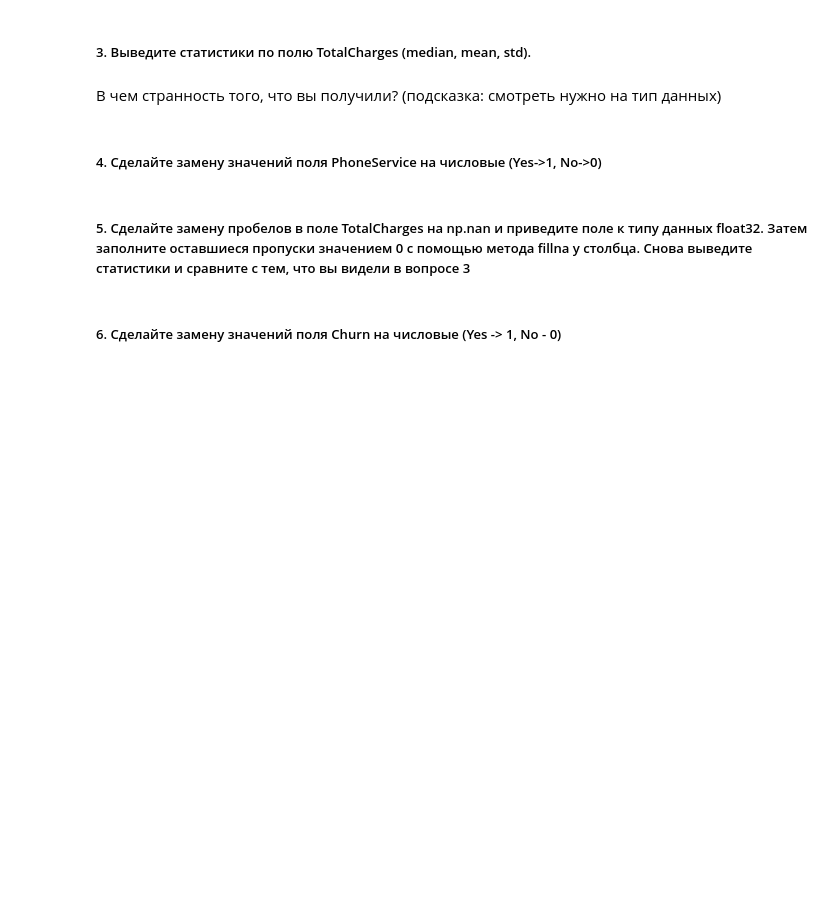
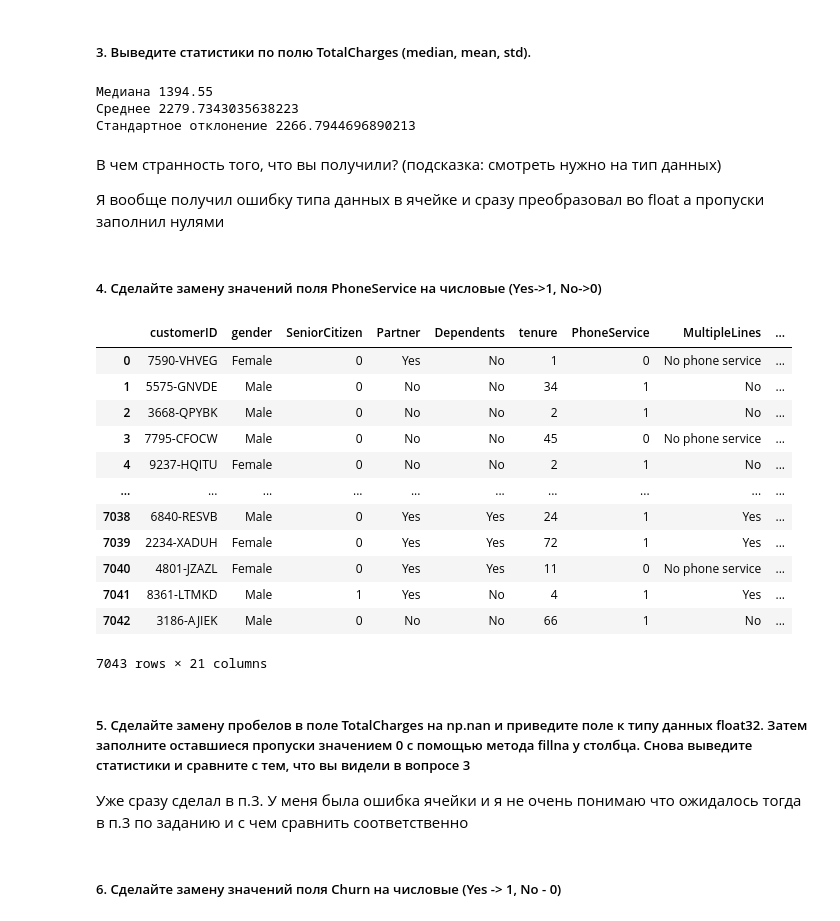
Before and after one commit to NickHlzv/BusinessML, a Jupyter notebook: HW1.ipynb, the cells around one changed output. Saved outputs shown, nothing was run; the diff lists cells and outputs as text; code cells hidden in the pictures; blank space fills up the shorter version.

```diff
--- a/HW1.ipynb
+++ b/HW1.ipynb
@@ -66,4 +66,17 @@ df.head(3)
+# %%
+df['TotalCharges'] = pd.to_numeric(df['TotalCharges'], errors='coerce') # Делаем тип Float
+df['TotalCharges'] = df['TotalCharges'].fillna(0) #Заполняем нулями пропуски, т.к не было пользования услугами
+# Выводим наши меры центральной тенденции
+print(f"Медиана {df['TotalCharges'].median()}")
+print(f"Cреднее {df['TotalCharges'].mean()}")
+print(f"Стандартное отклонение {df['TotalCharges'].std()}")
+# %% [output]
+Медиана 1394.55
+Cреднее 2279.7343035638223
+Стандартное отклонение 2266.7944696890213
 # %% [markdown]
 В чем странность того, что вы получили? (подсказка: смотреть нужно на тип данных)
+
+Я вообще получил ошибку типа данных в ячейке и сразу преобразовал во float а пропуски заполнил нулями
 # %% [markdown]
 ##### 4. Сделайте замену значений поля PhoneService  на числовые (Yes->1, No->0)
@@ -72,2 +83,21 @@ df.head(3)
+# %%
+df.replace({'PhoneService': {'Yes': 1, 'No': 0}}, inplace=True)
+df
+# %% [output]
+|  | customerID | gender | SeniorCitizen | Partner | Dependents | tenure | PhoneService | MultipleLines | ... |
+| 0 | 7590-VHVEG | Female | 0 | Yes | No | 1 | 0 | No phone service | ... |
+| 1 | 5575-GNVDE | Male | 0 | No | No | 34 | 1 | No | ... |
+| 2 | 3668-QPYBK | Male | 0 | No | No | 2 | 1 | No | ... |
+| 3 | 7795-CFOCW | Male | 0 | No | No | 45 | 0 | No phone service | ... |
+| 4 | 9237-HQITU | Female | 0 | No | No | 2 | 1 | No | ... |
+| ... | ... | ... | ... | ... | ... | ... | ... | ... | ... |
+| 7038 | 6840-RESVB | Male | 0 | Yes | Yes | 24 | 1 | Yes | ... |
+| 7039 | 2234-XADUH | Female | 0 | Yes | Yes | 72 | 1 | Yes | ... |
+| 7040 | 4801-JZAZL | Female | 0 | Yes | Yes | 11 | 0 | No phone service | ... |
+| 7041 | 8361-LTMKD | Male | 1 | Yes | No | 4 | 1 | Yes | ... |
+| 7042 | 3186-AJIEK | Male | 0 | No | No | 66 | 1 | No | ... |
+7043 rows × 21 columns
 # %% [markdown]
 ##### 5. Сделайте замену пробелов в поле TotalCharges на np.nan и приведите поле к типу данных float32. Затем заполните оставшиеся пропуски значением 0 с помощью метода fillna у столбца. Снова выведите статистики и сравните с тем, что вы видели в вопросе 3
+
+Уже сразу сделал в п.3. У меня была ошибка ячейки и я не очень понимаю что ожидалось тогда в п.3 по заданию и с чем сравнить соответственно
```
Also changed, not shown: parts of 16 cells of this notebook.
